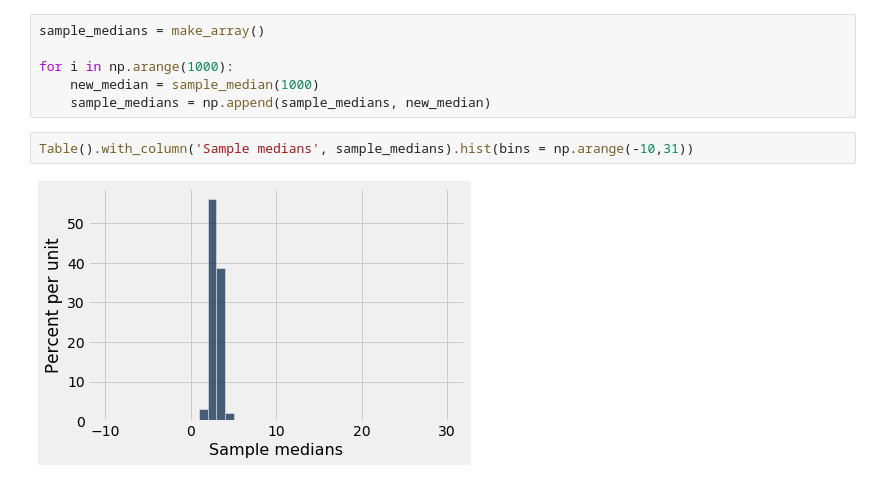
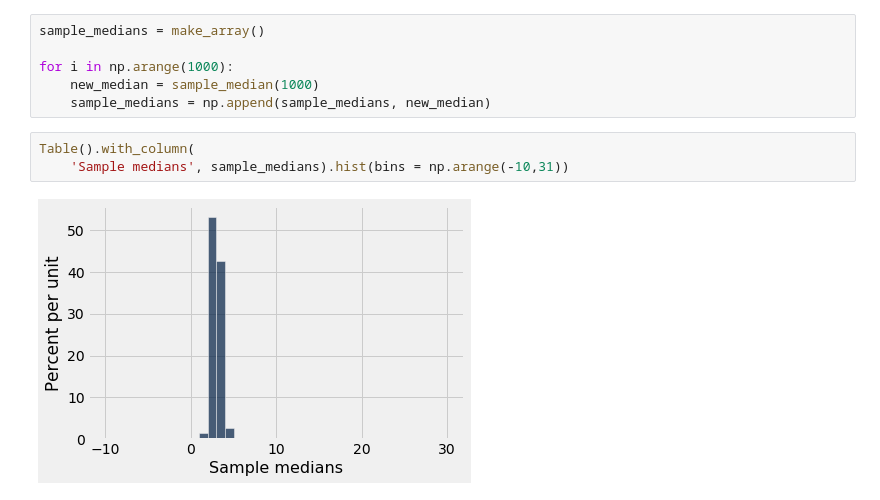
Before and after one commit to data-8/materials-fa20, a Jupyter notebook: lec/lec15.ipynb, the cells around one changed output. Saved outputs shown, nothing was run; the diff lists cells and outputs as text.

```diff
--- a/lec/lec15.ipynb
+++ b/lec/lec15.ipynb
@@ -216,6 +215,7 @@ for i in np.arange(1000):
     new_median = sample_median(1000)
     sample_medians = np.append(sample_medians, new_median)
 # %%
-Table().with_column('Sample medians', sample_medians).hist(bins = np.arange(-10,31))
+Table().with_column(
+    'Sample medians', sample_medians).hist(bins = np.arange(-10,31))
 # %% [output]
-[figure, old version]
+[figure, new version]
```
Also changed, not shown: parts of 8 cells of this notebook, 1 other file.
